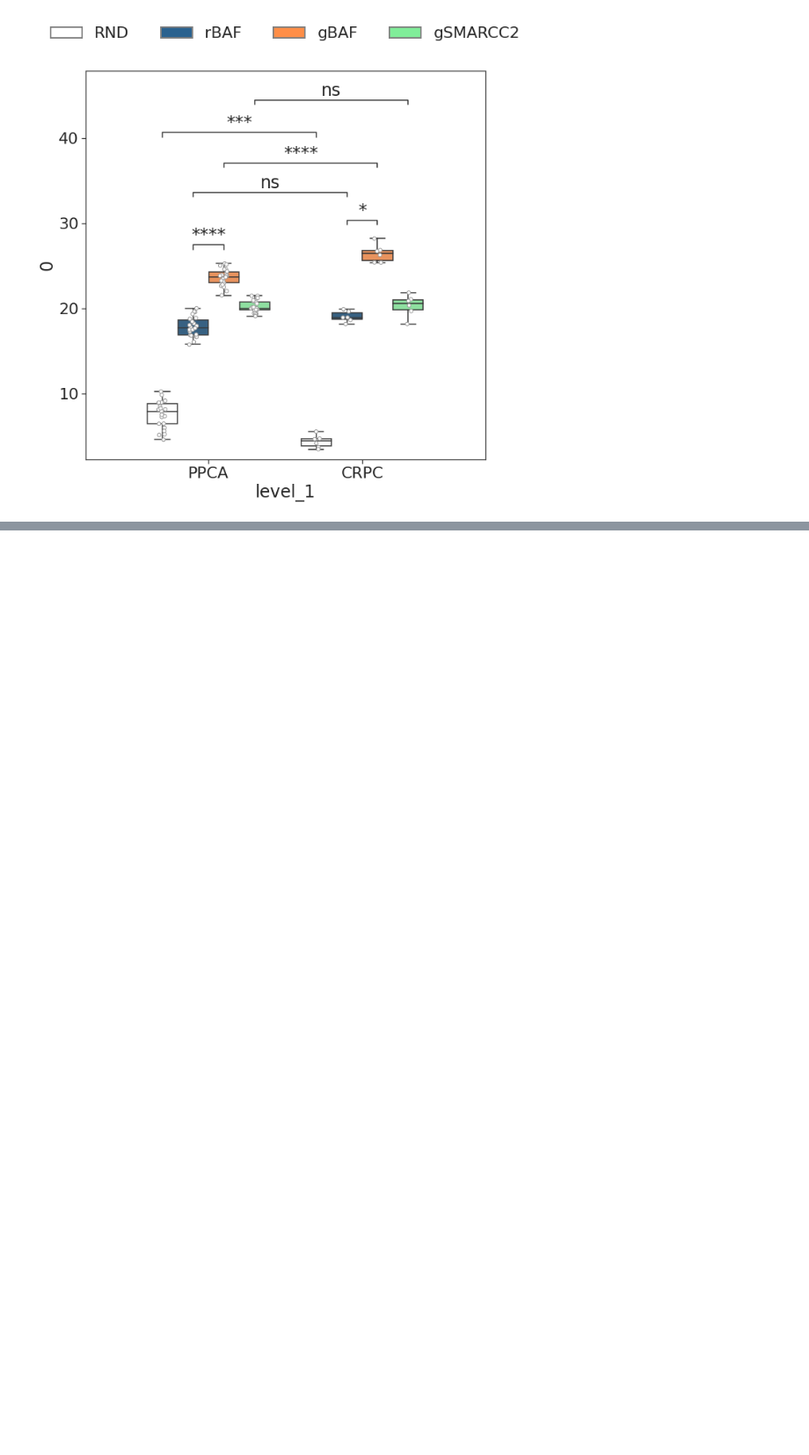
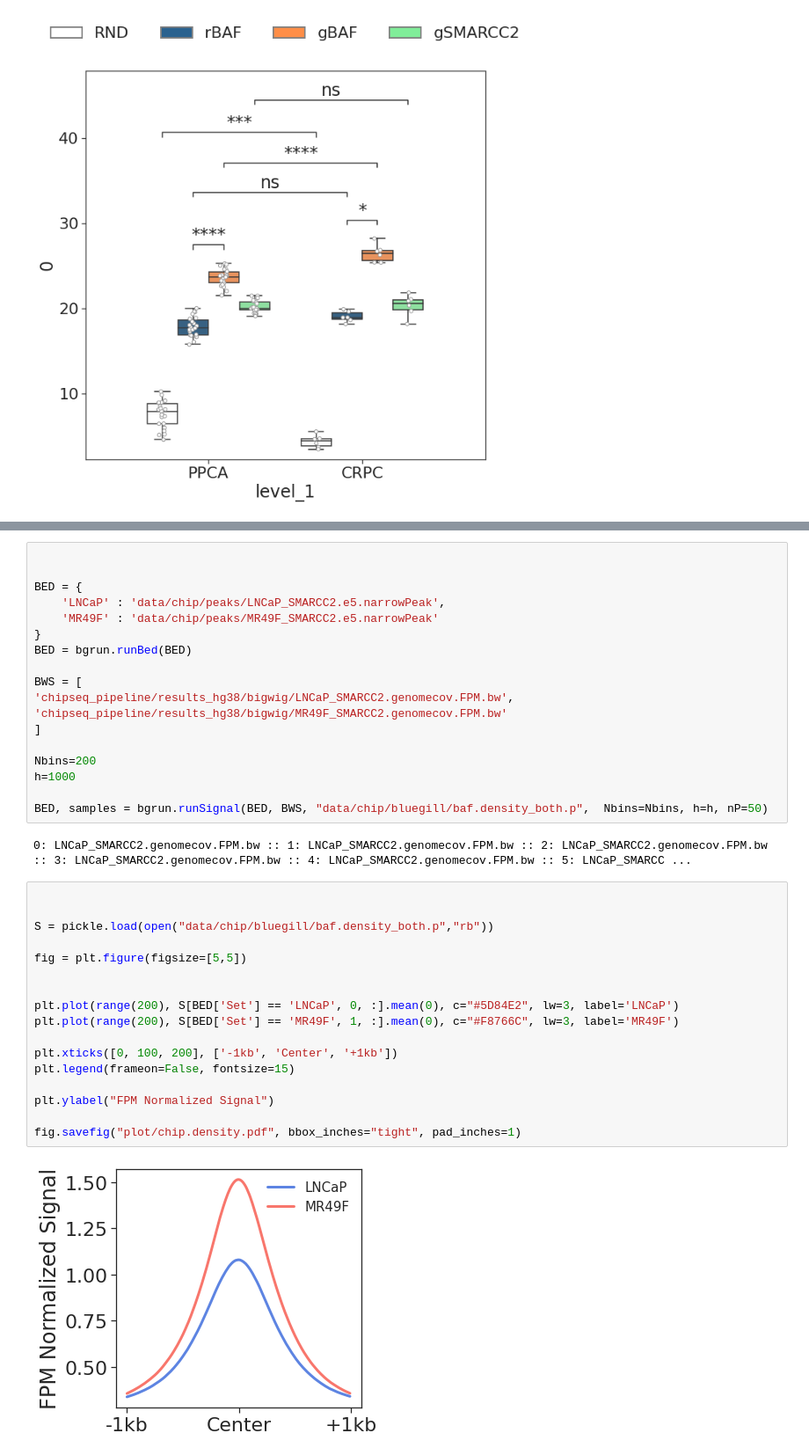
Before and after one commit to lacklab/SWISNF, a Jupyter notebook: 1-chip.ipynb, the cells around one changed output, grey strips where cells are left out. Shown at 88% size. Cells and saved outputs as stored; diff of their text form; blank space fills up the shorter version.

Commit message:
28.09.2023-Chip

```diff
--- a/1-chip.ipynb
+++ b/1-chip.ipynb
@@ -599,0 +627,39 @@ PPCA_gSMA v.s. CRPC_gSMA: Mann-Whitney-Wilcoxon test two-sided with Bonferroni c
+# %%
+
+
+BED = {
+    'LNCaP' : 'data/chip/peaks/LNCaP_SMARCC2.e5.narrowPeak',
+    'MR49F' : 'data/chip/peaks/MR49F_SMARCC2.e5.narrowPeak'
+}
+BED = bgrun.runBed(BED)
+
+BWS = [
+'chipseq_pipeline/results_hg38/bigwig/LNCaP_SMARCC2.genomecov.FPM.bw',
+'chipseq_pipeline/results_hg38/bigwig/MR49F_SMARCC2.genomecov.FPM.bw'
+]
+
+Nbins=200
+h=1000
+
+BED, samples = bgrun.runSignal(BED, BWS, "data/chip/bluegill/baf.density_both.p",  Nbins=Nbins, h=h, nP=50)
+# %% [output]
+0: LNCaP_SMARCC2.genomecov.FPM.bw :: 1: LNCaP_SMARCC2.genomecov.FPM.bw :: 2: LNCaP_SMARCC2.genomecov.FPM.bw :: 3: LNCaP_SMARCC2.genomecov.FPM.bw :: 4: LNCaP_SMARCC2.genomecov.FPM.bw :: 5: LNCaP_SMARCC ...
+# %%
+
+
+S = pickle.load(open("data/chip/bluegill/baf.density_both.p","rb"))
+
+fig = plt.figure(figsize=[5,5])
+
+
+plt.plot(range(200), S[BED['Set'] == 'LNCaP', 0, :].mean(0), c="#5D84E2", lw=3, label='LNCaP')
+plt.plot(range(200), S[BED['Set'] == 'MR49F', 1, :].mean(0), c="#F8766C", lw=3, label='MR49F')
+
+plt.xticks([0, 100, 200], ['-1kb', 'Center', '+1kb'])
+plt.legend(frameon=False, fontsize=15)
+
+plt.ylabel("FPM Normalized Signal")
+
+fig.savefig("plot/chip.density.pdf", bbox_inches="tight", pad_inches=1)
+# %% [output]
+[figure, added]
```
Also changed, not shown: parts of 4 cells of this notebook, 1 other file.
